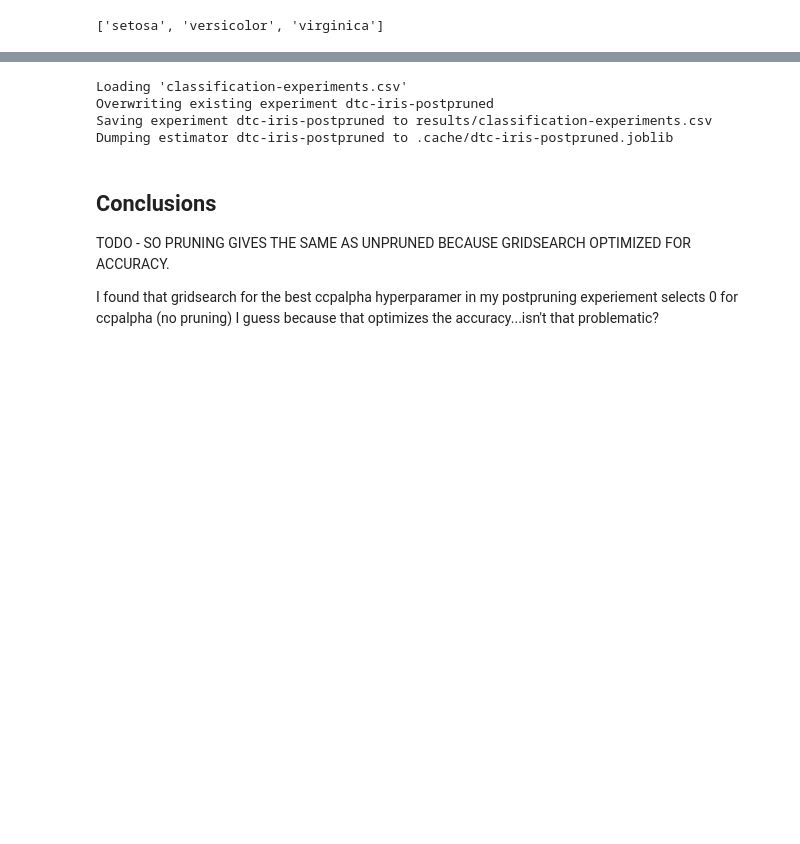
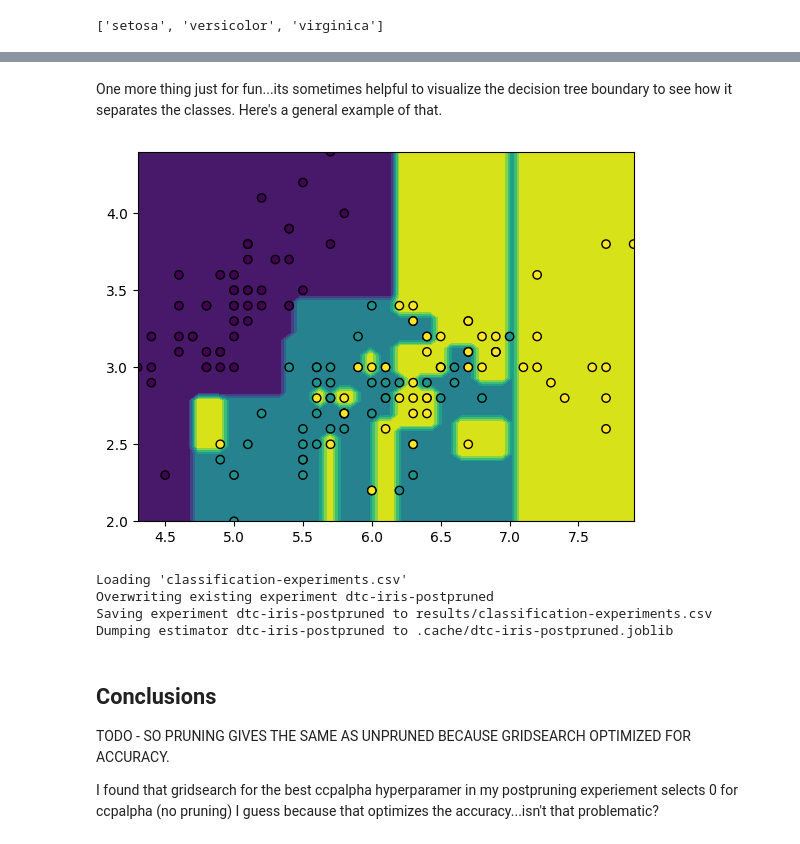
Before and after one commit to fuzzy-tribble/machine-learning, a Jupyter notebook: notebooks/exp_dtc-iris-postpruned.ipynb, the cells around one changed output, grey strips where cells are left out. Saved outputs shown, nothing was run; the diff lists cells and outputs as text; code cells hidden in the pictures; blank space fills up the shorter version.

```diff
--- a/notebooks/exp_dtc-iris-postpruned.ipynb
+++ b/notebooks/exp_dtc-iris-postpruned.ipynb
@@ -435,3 +471,26 @@ exp.summary_df
+# %% [markdown]
+One more thing just for fun...its sometimes helpful to visualize the decision tree boundary to see how it separates the classes. Here's a general example of that.
+# %%
+import matplotlib.pyplot as plt
+import numpy as np
+from sklearn.datasets import load_iris
+from sklearn.inspection import DecisionBoundaryDisplay
+from sklearn.tree import DecisionTreeClassifier
+
+iris = load_iris()
+feature_1, feature_2 = np.meshgrid(
+    np.linspace(iris.data[:, 0].min(), iris.data[:, 0].max()),
+    np.linspace(iris.data[:, 1].min(), iris.data[:, 1].max()),
+)
+grid = np.vstack([feature_1.ravel(), feature_2.ravel()]).T
+tree = DecisionTreeClassifier().fit(iris.data[:, :2], iris.target)
+y_pred = np.reshape(tree.predict(grid), feature_1.shape)
+display = DecisionBoundaryDisplay(xx0=feature_1, xx1=feature_2, response=y_pred)
+display.plot()
+display.ax_.scatter(iris.data[:, 0], iris.data[:, 1], c=iris.target, edgecolor="black")
+plt.show()
+# %% [output]
+[figure, added]
 # %%
 exp.save(overwrite_existing=True)
 # %% [output]
```
Also changed, not shown: parts of 19 cells of this notebook, 13 other files.
